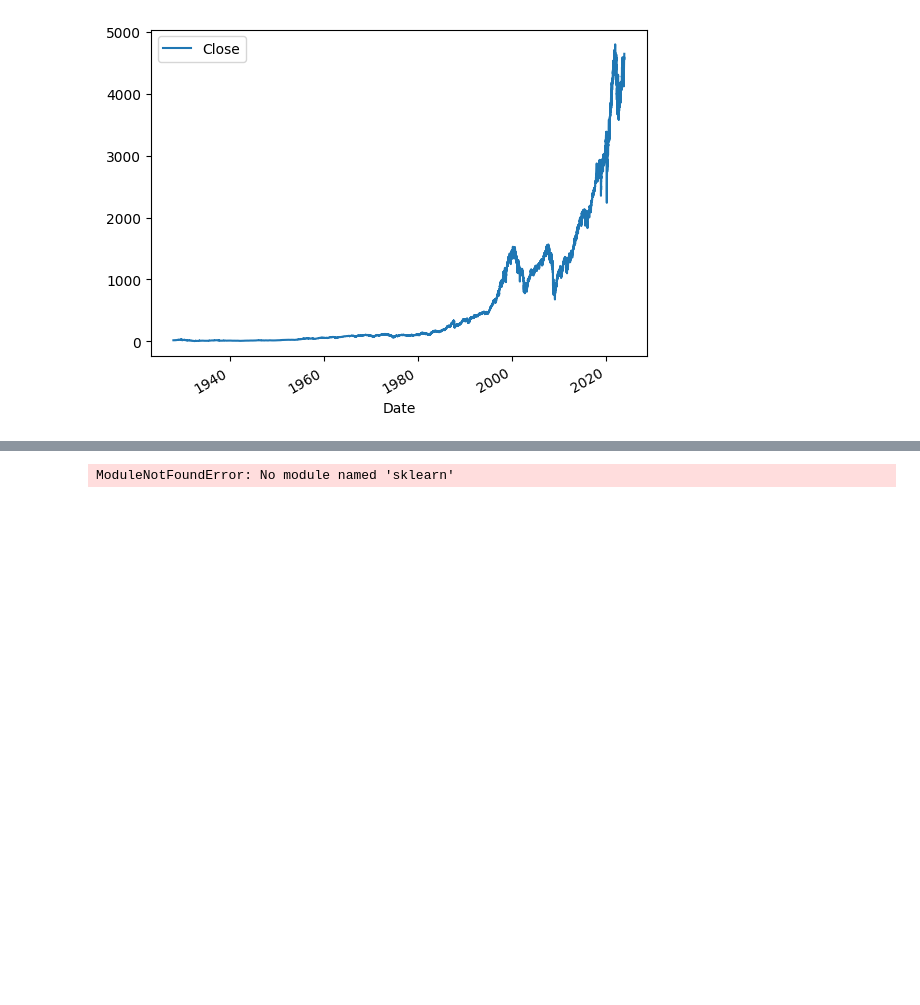
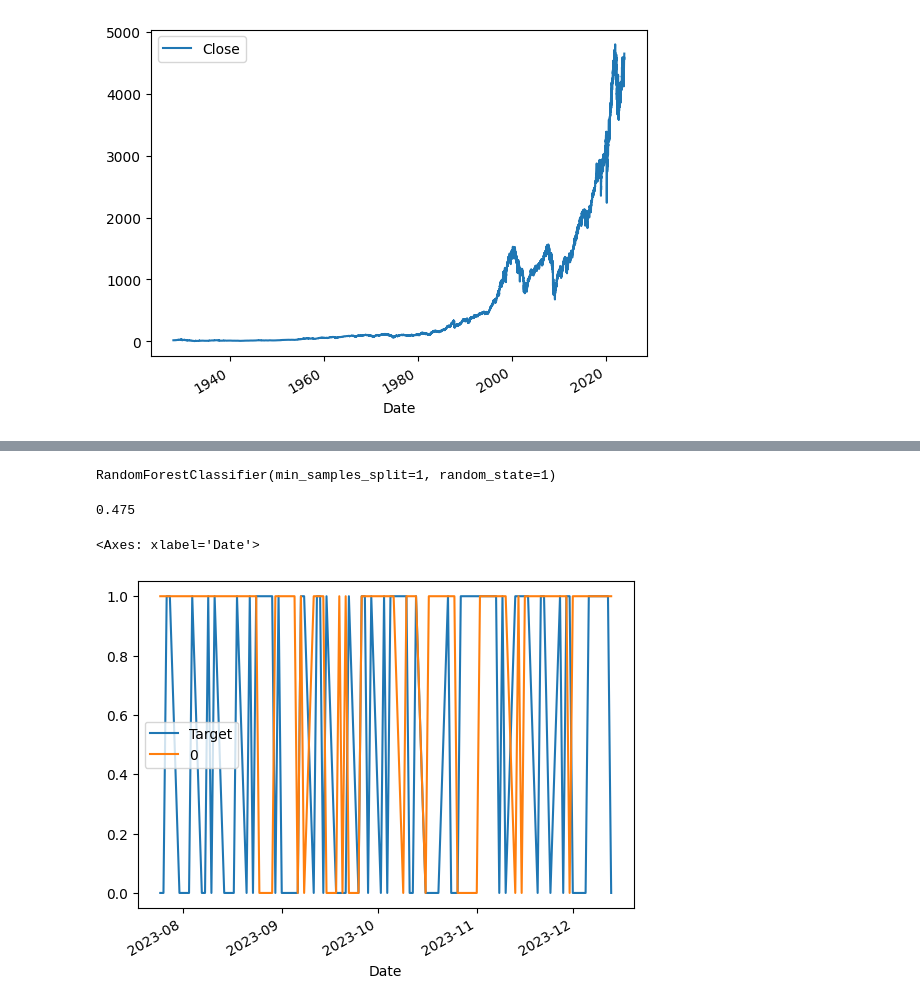
Before and after one commit to JoshuaArgiropoulos/Stock-Price-Predictor, a Jupyter notebook: Stock Price.ipynb, the cells around one changed output, grey strips where cells are left out. Drawn from its saved outputs; the diff is of its cells as text; code cells hidden in the pictures; blank space fills up the shorter version.

Commit message:
Created inital predictor, need to continue improving model to get better results

```diff
--- a/Stock Price.ipynb
+++ b/Stock Price.ipynb
@@ -53,20 +55,30 @@ sp500
 # %%
-sp500 = sp500.loc["1990-01-01:"].copy()
+sp500 = sp500.loc["1990-01-01":].copy()
 # %%
 from sklearn.ensemble import RandomForestClassifier
 # %%
-model = RandomForestClassifer(Num_Est =100, min_samples_split = 100, randomState = 1)
+model = RandomForestClassifier(n_estimators=100, min_samples_split=100, random_state=1)
 # %%
 train = sp500.iloc[:-100]
 test = sp500.iloc[-100:]
 
 predictors = ["Close", "Volume", "Open", "High", "Low"]
-model.fit(train[predictors, train["Target"])
-RandomForestClassifer(min_samples_split = 1, randomState = 1)
+model.fit(train[predictors], train["Target"])
+RandomForestClassifier(min_samples_split = 1, random_state = 1)
+# %% [output]
+RandomForestClassifier(min_samples_split=1, random_state=1)
 # %%
 from sklearn.metrics import precision_score
 preds = model.predict(test[predictors])
-# %% [output]
-ModuleNotFoundError: No module named 'sklearn'
 # %%
-preds
+preds = pd.Series(preds, index = test.index)
+# %%
+precision_score(test["Target"], preds)
+# %% [output]
+0.475
+# %%
+combined = pd.concat([test["Target"], preds] , axis = 1)
+combined.plot()
+# %% [output]
+<Axes: xlabel='Date'>
+[figure, added]
```
Also changed, not shown: parts of 5 cells of this notebook.
